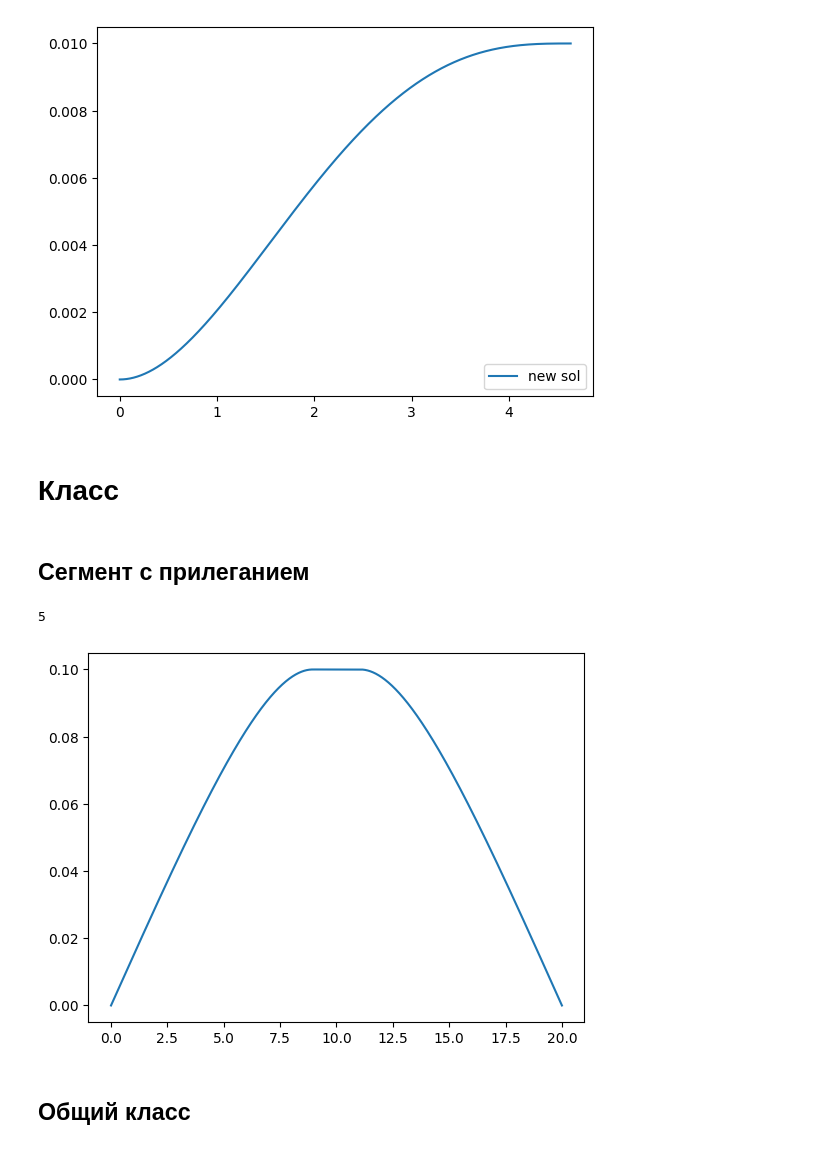
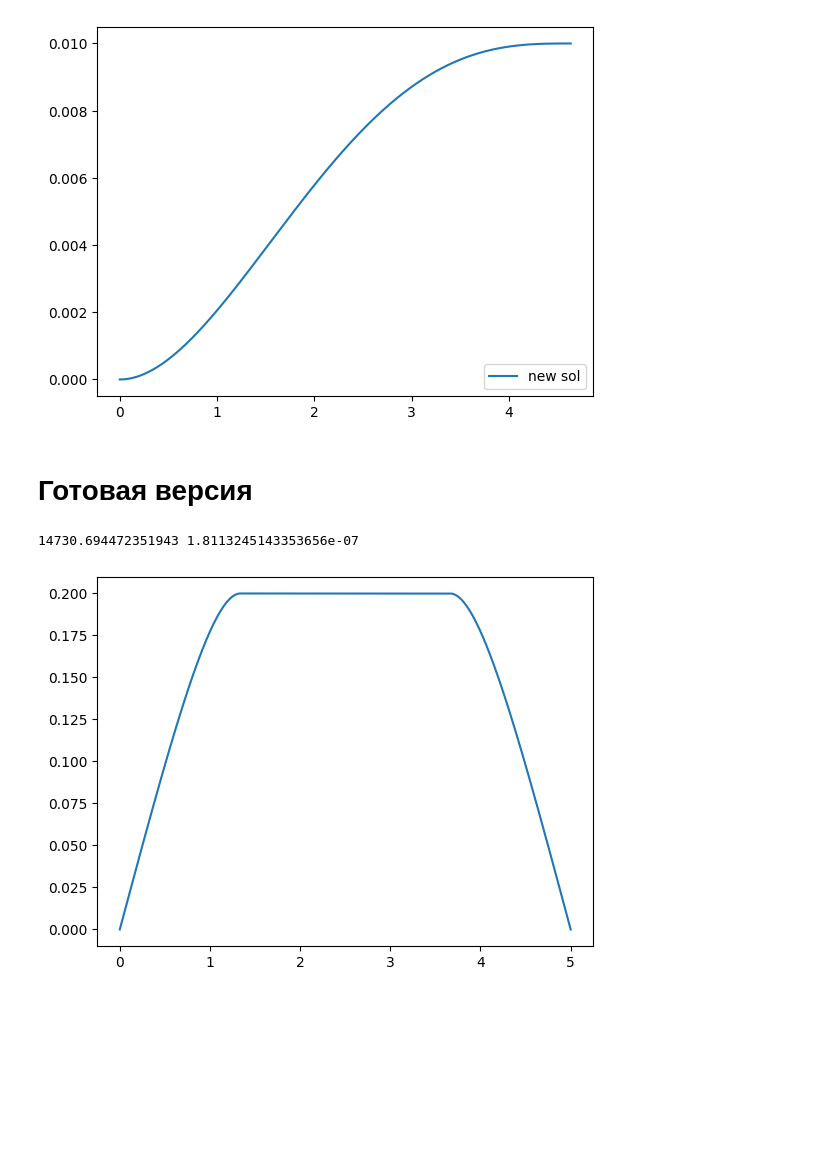
Before and after one commit to SpaceZeroed/Direc_Pipe, a Jupyter notebook: Diploma.ipynb, the cells around one changed output. Drawn from its saved outputs; the diff is of its cells as text; code cells hidden in the pictures; blank space fills up the shorter version.

```diff
--- a/Diploma.ipynb
+++ b/Diploma.ipynb
@@ -151,7 +173,3 @@ plt.legend(loc='lower right')
 plt.show()
 # %% [output]
 [figure]
-# %% [markdown]
-# Класс
-# %% [markdown]
-## Сегмент с прилеганием
@@ -249,10 +175,0 @@ class Rod():
-# %%
-T1 = Rod(l=20,n=5)
-print(T1.n)
-plt.plot(T1.stacked_x,T1.solution)
-plt.show()
-# %% [output]
-5
-[figure, removed]
-# %% [markdown]
-## Общий класс
@@ -370,0 +176,24 @@ class CanalRod():
+# %% [markdown]
+# Готовая версия
+# %%
+T1 = Rod(l=5,delta=0.2,n=14,bc_id=1)
+print(T1.P_equal,T1.Jx)
+plt.plot(T1.stacked_x,T1.solution)
+
+# totalNodes = 10000
+# x1 = np.linspace(0, l1, totalNodes)
+# y1 = np.array(delta/np.pi*(np.sin(alpha*x1)+alpha*x1))
+# x2 = np.linspace(l1, l-l1, totalNodes)
+# y2 = np.array(y1[-1]*(1-x2+x2))
+# x3 = np.linspace(l-l1, l, totalNodes)
+# y3 = np.reverse
+# x = np.hstack([x1,x2,x3])
+# y = np.hstack([y1,y2,y3])
+
+# plt.figure(figsize=(12,7))
+# plt.plot(x,y,label='accurate solution')
+# plt.legend(loc='lower right')
+plt.show()
+# %% [output]
+14730.694472351943 1.8113245143353656e-07
+[figure, added]
```
Also changed, not shown: parts of 6 cells of this notebook, 3 other files.
